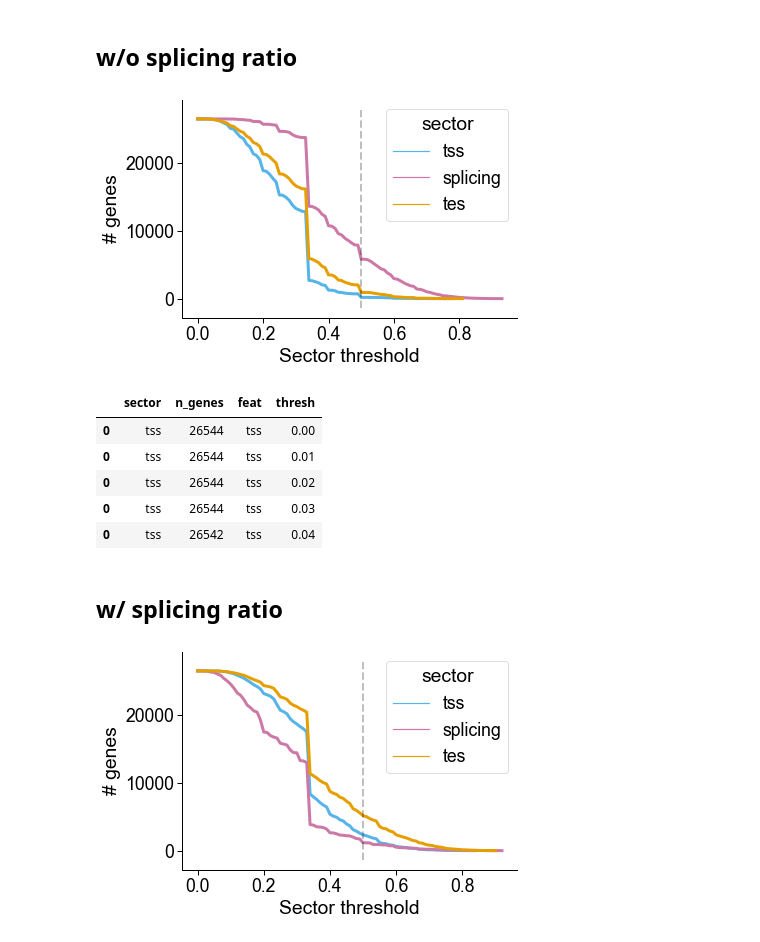
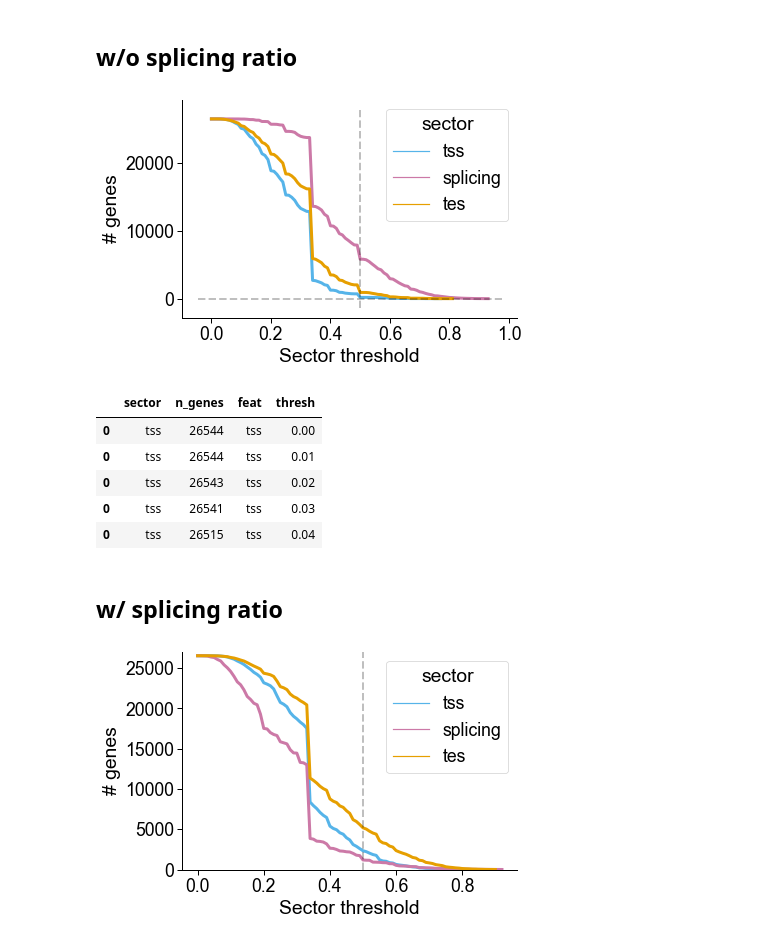
Before and after one commit to fairliereese/paper_rnawg, a Jupyter notebook: figures_revisions/revisions/sector_thresh_param_search.ipynb, the cells around one changed output. Drawn from its saved outputs; the diff is of its cells as text; code cells hidden in the pictures.

```diff
--- a/figures_revisions/revisions/sector_thresh_param_search.ipynb
+++ b/figures_revisions/revisions/sector_thresh_param_search.ipynb
@@ -60,6 +60,7 @@ def assign_param_search_sector(df, kind, thresh, top='splicing_ratio'):
     Returns:
         df (pandas DataFrame): DataFrame with sector listed
     """
+    temp = df.copy(deep=True)
 
     if kind == 'tss':
         thing = 'tss_ratio'
@@ -73,17 +74,17 @@ def assign_param_search_sector(df, kind, thresh, top='splicing_ratio'):
 
     if top == 'n_ic':
         # recalc
-        df['tss_ratio'] = df.n_tss/(df.n_tss+df.n_ic+df.n_tes)
-        df['spl_ratio'] = df.n_ic/(df.n_tss+df.n_ic+df.n_tes)
-        df['tes_ratio'] = df.n_tes/(df.n_tss+df.n_ic+df.n_tes)
+        temp['tss_ratio'] = temp.n_tss/(temp.n_tss+temp.n_ic+temp.n_tes)
+        temp['spl_ratio'] = temp.n_ic/(temp.n_tss+temp.n_ic+temp.n_tes)
+        temp['tes_ratio'] = temp.n_tes/(temp.n_tss+temp.n_ic+temp.n_tes)
 
     # df['sector'] = f'not_{thing2}'
-    df['sector'] = np.nan
+    temp['sector'] = np.nan
 
-    df.loc[df[thing] > thresh, 'sector'] = thing2
+    temp.loc[temp[thing] > thresh, 'sector'] = thing2
 
 
-    return df
+    return temp
 # %%
 ca = cerberus.read(cerberus_h5)
 df = ca.triplets.copy(deep=True)
@@ -110,36 +111,58 @@ c_dict, order = get_sector_colors()
 ax = sns.lineplot(big_df, hue='sector', y='n_genes', x='thresh', linewidth=3, palette=c_dict)
 ax.set(xlabel='Sector threshold', ylabel='# genes')
 ylims = ax.get_ylim()
+xlims = ax.get_xlim()
+
 ax.vlines(0.5, ylims[0], ylims[1],
+                      colors='k', linestyles='dashed',
+                      linewidth=2, alpha=0.25)
+ax.hlines(0, xlims[0], xlims[1],
                       colors='k', linestyles='dashed',
                       linewidth=2, alpha=0.25)
 ax.spines['right'].set_visible(False)
 ax.spines['top'].set_visible(False)
 # %% [output]
-[figure, old version]
+[figure, new version]
 # %%
 big_df.head()
 # %% [output]
 |  | sector | n_genes | feat | thresh |
 | 0 | tss | 26544 | tss | 0.00 |
 | 0 | tss | 26544 | tss | 0.01 |
-| 0 | tss | 26544 | tss | 0.02 |
-| 0 | tss | 26544 | tss | 0.03 |
-| 0 | tss | 26542 | tss | 0.04 |
+| 0 | tss | 26543 | tss | 0.02 |
+| 0 | tss | 26541 | tss | 0.03 |
+| 0 | tss | 26515 | tss | 0.04 |
 # %% [markdown]
 ## w/ splicing ratio
+# %%
+big_df = pd.DataFrame()
+for feat in ['tss', 'ic', 'tes']:
+    for i in range(0, 100):
+        thresh = i/100
+        temp = assign_param_search_sector(df, feat, thresh)
+        temp = temp[['gid', 'sector']].groupby('sector').count().reset_index().rename({'gid':'n_genes'}, axis=1)
+        temp['feat'] = feat
+        temp['thresh'] = thresh
+        big_df = pd.concat([big_df, temp], axis=0)
+        # if i%10 == 0:
+        #     print(i)
 # %%
 sns.set_context('paper', font_scale=2)
 mpl.rcParams['font.family'] = 'Arial'
 mpl.rcParams['pdf.fonttype'] = 42
 c_dict, order = get_sector_colors()
 ax = sns.lineplot(big_df, hue='sector', y='n_genes', x='thresh', linewidth=3, palette=c_dict)
-ax.set(xlabel='Sector threshold', ylabel='# genes')
+ax.set(xlabel='Sector threshold', ylabel='# genes', ylim=(0,27000))
 ylims = ax.get_ylim()
+xlims = ax.get_xlim()
+
 ax.vlines(0.5, ylims[0], ylims[1],
                       colors='k', linestyles='dashed',
                       linewidth=2, alpha=0.25)
+# ax.hlines(0, xlims[0], xlims[1],
+#                       colors='k', linestyles='dashed',
+#                       linewidth=2, alpha=0.25)
 ax.spines['right'].set_visible(False)
 ax.spines['top'].set_visible(False)
 # %% [output]
-[figure, old version]
+[figure, new version]
```
